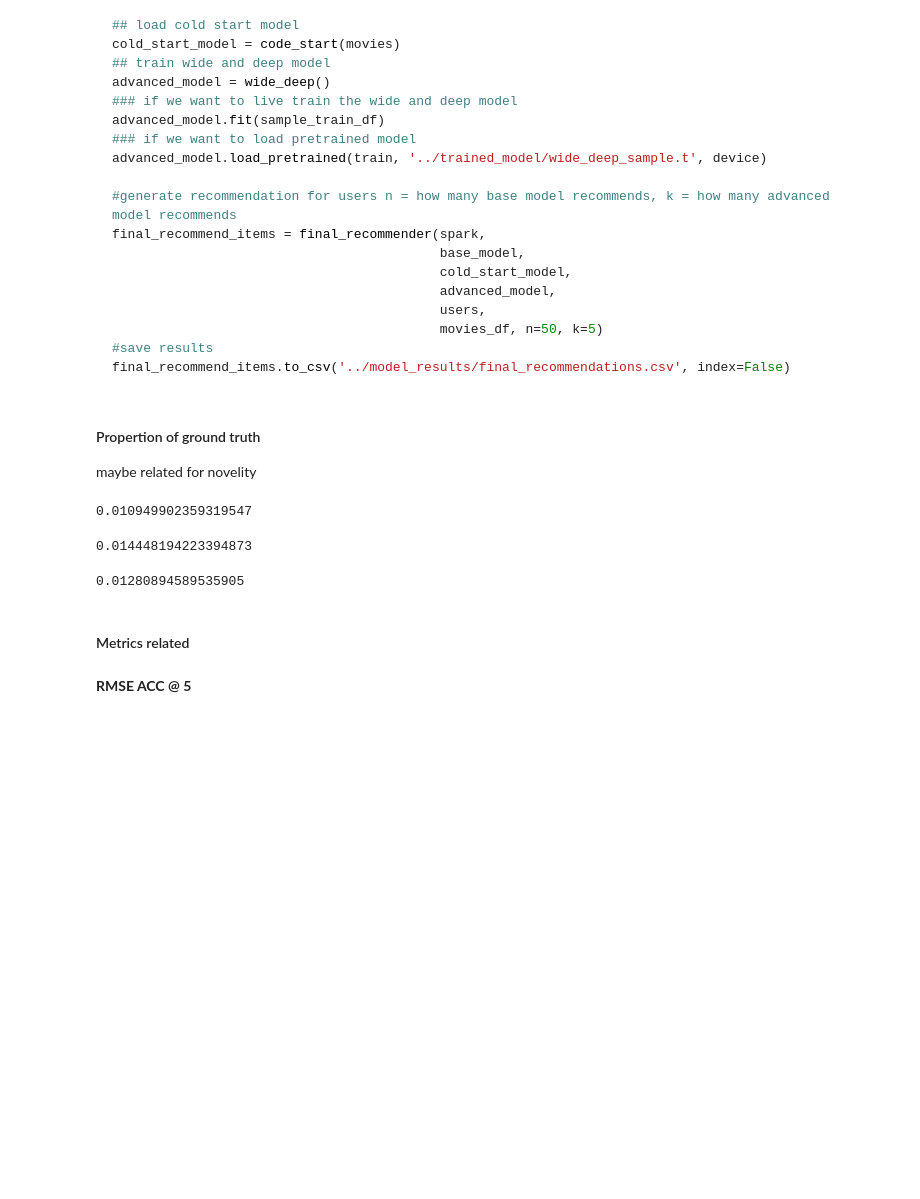
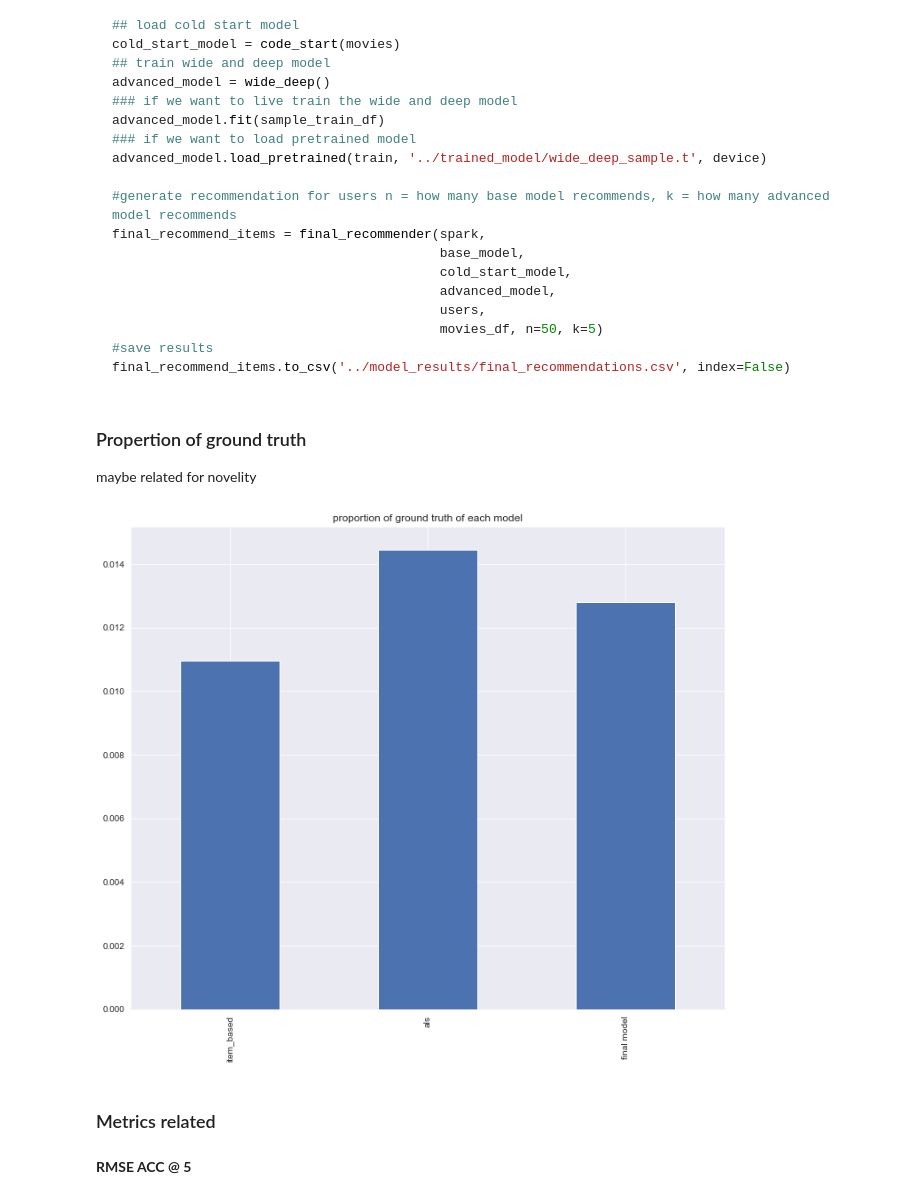
Before and after one commit to syeehyn/personalization-system, a Jupyter notebook: notebook/final_report.ipynb, the cells around one changed output. Drawn from its saved outputs; the diff is of its cells as text; code cells hidden in the pictures; blank space fills up the shorter version.

```diff
--- a/notebook/final_report.ipynb
+++ b/notebook/final_report.ipynb
@@ -1185,23 +1200,21 @@ memory_based_recommend_items = pd.read_csv(os.path.join(data_path,'model_results
 als_recommend_items = pd.read_csv(os.path.join(data_path,'model_results/als_recom_5.csv'))
 final_recommend_items = pd.read_csv(os.path.join(data_path,'model_results/final_recommendations.csv'))
 # %% [markdown]
-#### Propertion of ground truth
+### Propertion of ground truth
 
 maybe related for novelity
-# %%
-memory_based_recommend_items.merge(sample_df).shape[0]/sample_df.shape[0]
-# %% [output]
-0.010949902359319547
-# %%
-als_recommend_items.merge(sample_df).shape[0]/sample_df.shape[0]
-# %% [output]
-0.014448194223394873
-# %%
-final_recommend_items.merge(sample_df).shape[0]/sample_df.shape[0]
-# %% [output]
-0.01280894589535905
+# %%
+ground_trution_proportion = pd.Series({'item_based': memory_based_recommend_items.merge(sample_df).shape[0]/sample_df.shape[0],
+ 'als': als_recommend_items.merge(sample_df).shape[0]/sample_df.shape[0],
+ 'final model': final_recommend_items.merge(sample_df).shape[0]/sample_df.shape[0]})
+
+ground_trution_proportion.plot(kind = 'bar')
+plt.title('proportion of ground truth of each model')
+plt.show()
+# %% [output]
+[figure, added]
 # %% [markdown]
-#### Metrics related
+### Metrics related
 # %% [markdown]
 **RMSE ACC @ 5**
 # %% [markdown]
```
Also changed, not shown: parts of 41 cells of this notebook, 3 other files.
